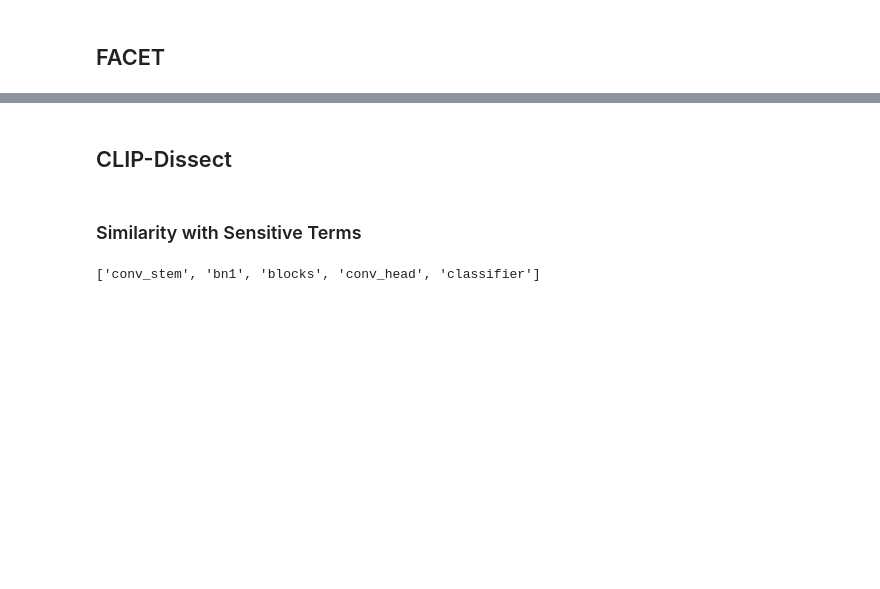
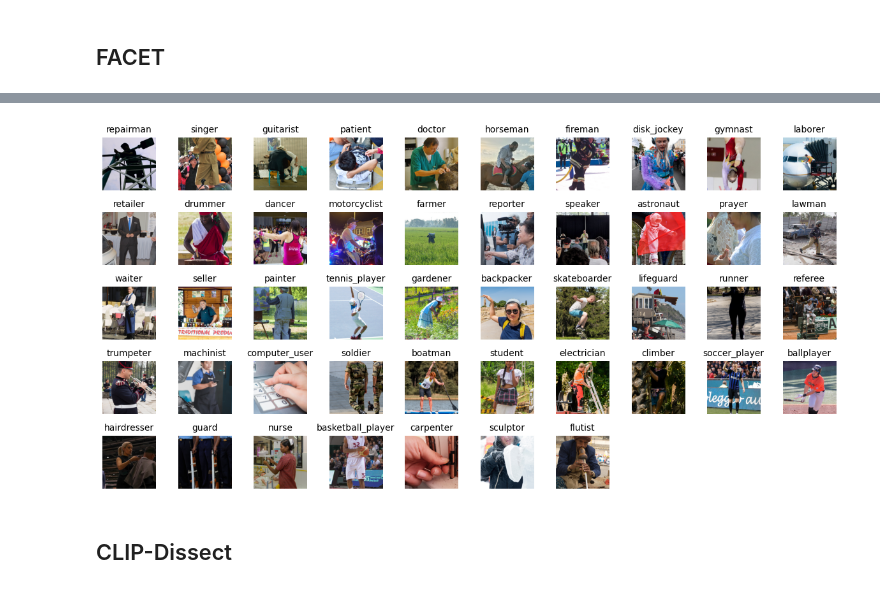
Before and after one commit to ryanhammonds/dsc261, a Jupyter notebook: analysis/CLIP-Dissect.ipynb, the cells around one changed output, grey strips where cells are left out. Saved outputs shown, nothing was run; the diff lists cells and outputs as text; code cells hidden in the pictures; blank space fills up the shorter version.

```diff
--- a/analysis/CLIP-Dissect.ipynb
+++ b/analysis/CLIP-Dissect.ipynb
@@ -30,4 +401,27 @@ df['filepath'] = [files[i] for i in df['filename']]
+# %%
+c = []
+imgs = []
+for i in X_train:
+    if i[1] not in c:
+        c.append(i[1])
+        img = _load_image(i[0], int(i[2]))
+        imgs.append(img)
+# %%
+fig, axes = plt.subplots(nrows=5, ncols=10, figsize=(12, 6))
+axes = axes.flatten()
+
+for i in range(len(imgs)):
+    axes[i].imshow(imgs[i])
+    axes[i].axis("off")
+    axes[i].set_title(c[i], size=10)
+
+for i in range(len(imgs), 50):
+    axes[i].axis("off")
+
+plt.tight_layout()
+
+plt.savefig("facet_examples.png", dpi=300)
+# %% [output]
+[figure, added]
 # %% [markdown]
 ## CLIP-Dissect
-# %% [markdown]
-### Similarity with Sensitive Terms
@@ -42,30 +427,0 @@ concept_terms = sensitive_terms.copy()
-# %%
-# Device
-if torch.mps.is_available():
-    device = "mps" # mac m1/m2
-elif torch.cuda.is_available():
-    device = "cuda" # nvidia
-else:
-    device = "cpu"
-
-concepts = clip.tokenize(concept_terms).to(device)
-
-# CLIP model
-clip_model, preprocess = clip.load("ViT-B/32", device=device)
-
-# Mobilenet model
-model = timm.create_model('mobilenetv3_large_100', pretrained=True)
-model = model.to(device)
-
-# Print stucture of mobilenet
-#   see https://arxiv.org/pdf/1905.02244 for details
-seen = set()
-layer_groups = []
-for k in model.state_dict().keys():
-    group = k.split('.')[0]
-    if group not in seen:
-        seen.add(group)
-        layer_groups.append(group)
-print(layer_groups)
-# %% [output]
-['conv_stem', 'bn1', 'blocks', 'conv_head', 'classifier']
```
Also changed, not shown: parts of 59 cells of this notebook.
